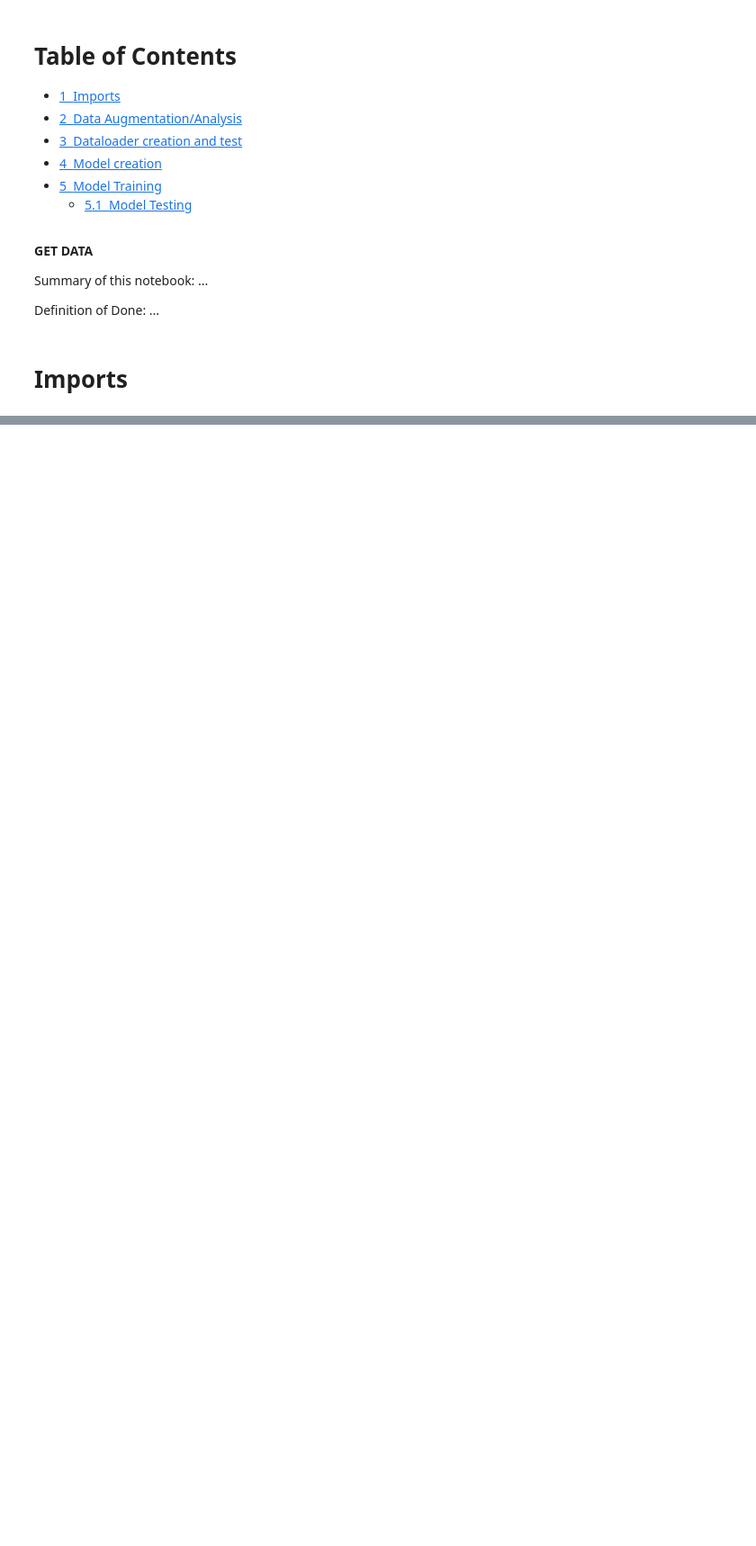
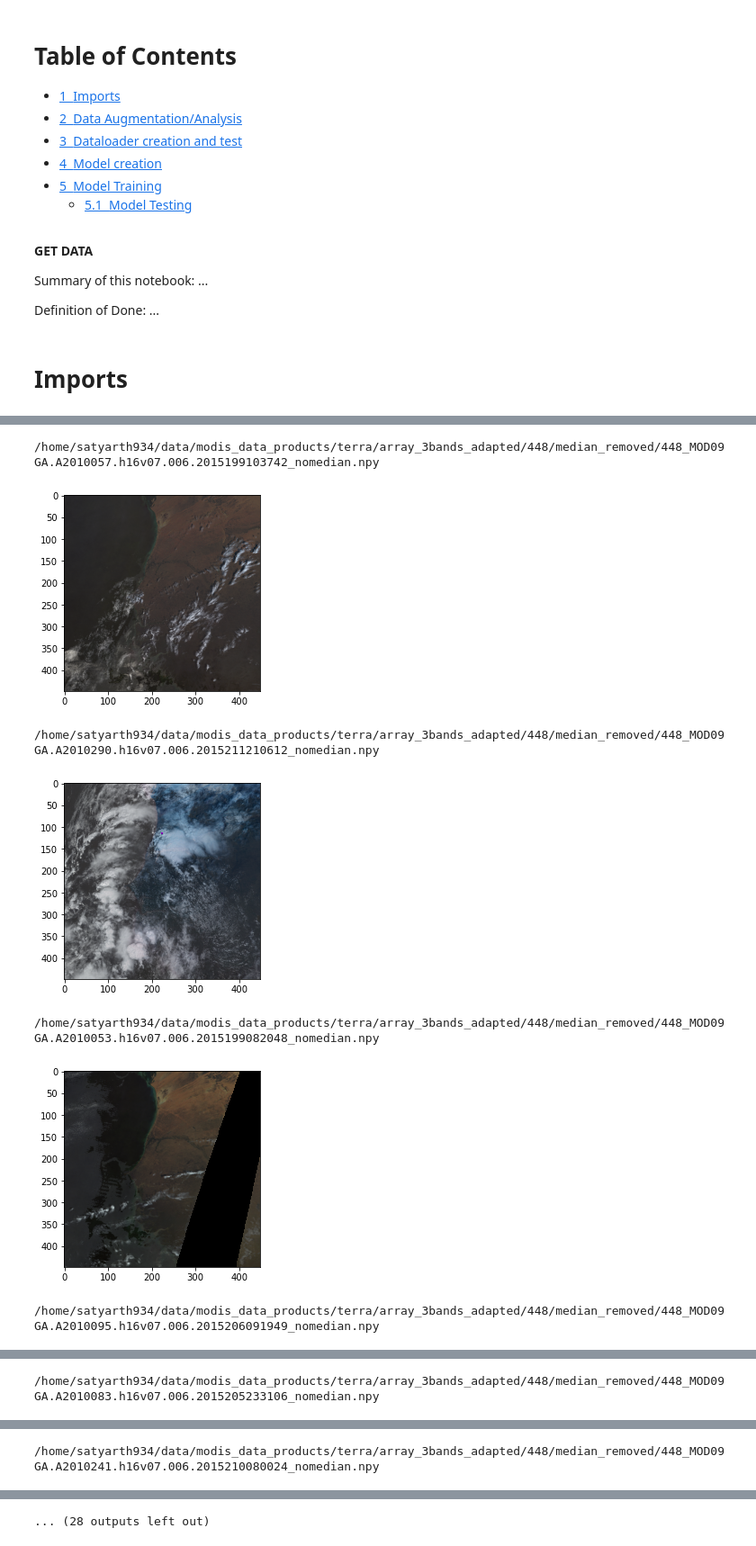
Before and after one commit to satyarth934/FDL2020_KnowledgeDiscoveryFramework, a Jupyter notebook: notebooks/scratch.ipynb, the cells around one changed output, grey strips where cells are left out. Shown at 90% size. Drawn from its saved outputs; the diff is of its cells as text; code cells hidden in the pictures; blank space fills up the shorter version.

```diff
--- a/notebooks/scratch.ipynb
+++ b/notebooks/scratch.ipynb
@@ -59,19 +11,0 @@ Num GPUs Available:  2
-# %%
-DATA_PATH = "/home/satyarth934/data/nasa_impact/hurricanes/*/*"
-
-NORMALIZE = True
-MODEL_NAME = "baseAE_hurricane_try2"
-OUTPUT_MODEL_PATH = "/home/satyarth934/code/FDL_2020/Models/" + MODEL_NAME
-TENSORBOARD_LOG_DIR = "/home/satyarth934/code/FDL_2020/tb_logs/" + MODEL_NAME
-ACTIVATION_IMG_PATH = "/home/satyarth934/code/FDL_2020/activation_viz/" + MODEL_NAME
-PATH_LIST_LOCATION = "/home/satyarth934/code/FDL_2020/activation_viz/" + MODEL_NAME + "/train_test_paths.npy"
-
-NUM_EPOCHS = 200
-BATCH_SIZE = 64
-INTERPOLATE_DATA_GAP = False
-
-dims = (448, 448, 3)
-
-# Dataloader creation and test
-img_paths = glob.glob(DATA_PATH)
-print("len(img_paths):", len(img_paths))
@@ -154,0 +35,16 @@ array([0., 1., 0., 0., 0., 0., 0.], dtype=float32)
+# %%
+output_path = "/home/satyarth934/code/FDL_2020/report_images/median_removed"
+for img_path in tqdm.tqdm(img_paths[10:30]):
+    img = np.load(img_path)
+    img = utils.normalize(img)
+    print(img_path)
+    plt.imshow(img)
+    plt.show()
+# %% [output]
+/home/satyarth934/data/modis_data_products/terra/array_3bands_adapted/448/median_removed/448_MOD09GA.A2010057.h16v07.006.2015199103742_nomedian.npy
+[figure, added]
+/home/satyarth934/data/modis_data_products/terra/array_3bands_adapted/448/median_removed/448_MOD09GA.A2010290.h16v07.006.2015211210612_nomedian.npy
+[figure, added]
+/home/satyarth934/data/modis_data_products/terra/array_3bands_adapted/448/median_removed/448_MOD09GA.A2010053.h16v07.006.2015199082048_nomedian.npy
+[figure, added]
+/home/satyarth934/data/modis_data_products/terra/array_3bands_adapted/448/median_removed/448_MOD09GA.A2010095.h16v07.006.2015206091949_nomedian.npy
@@ -154,0 +52 @@ array([0., 1., 0., 0., 0., 0., 0.], dtype=float32)
+/home/satyarth934/data/modis_data_products/terra/array_3bands_adapted/448/median_removed/448_MOD09GA.A2010083.h16v07.006.2015205233106_nomedian.npy
@@ -154,0 +54 @@ array([0., 1., 0., 0., 0., 0., 0.], dtype=float32)
+/home/satyarth934/data/modis_data_products/terra/array_3bands_adapted/448/median_removed/448_MOD09GA.A2010241.h16v07.006.2015210080024_nomedian.npy
@@ -154,0 +56 @@ array([0., 1., 0., 0., 0., 0., 0.], dtype=float32)
+... (28 outputs left out)
```
Also changed, not shown: parts of 12 cells of this notebook, 2 other files.
